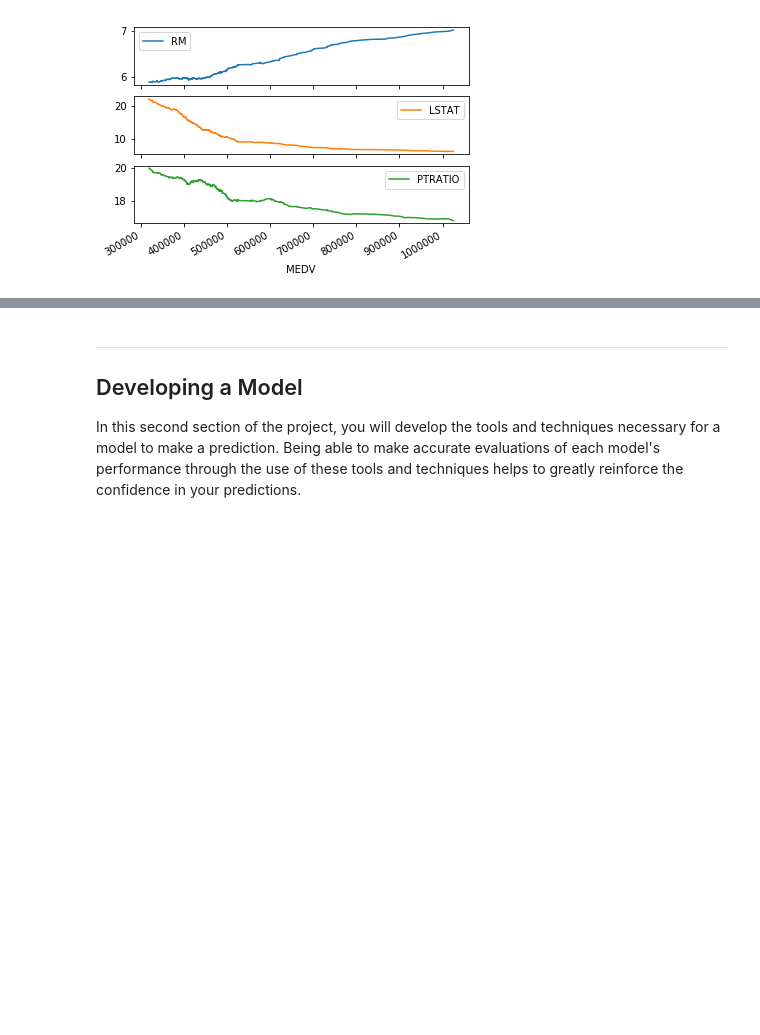
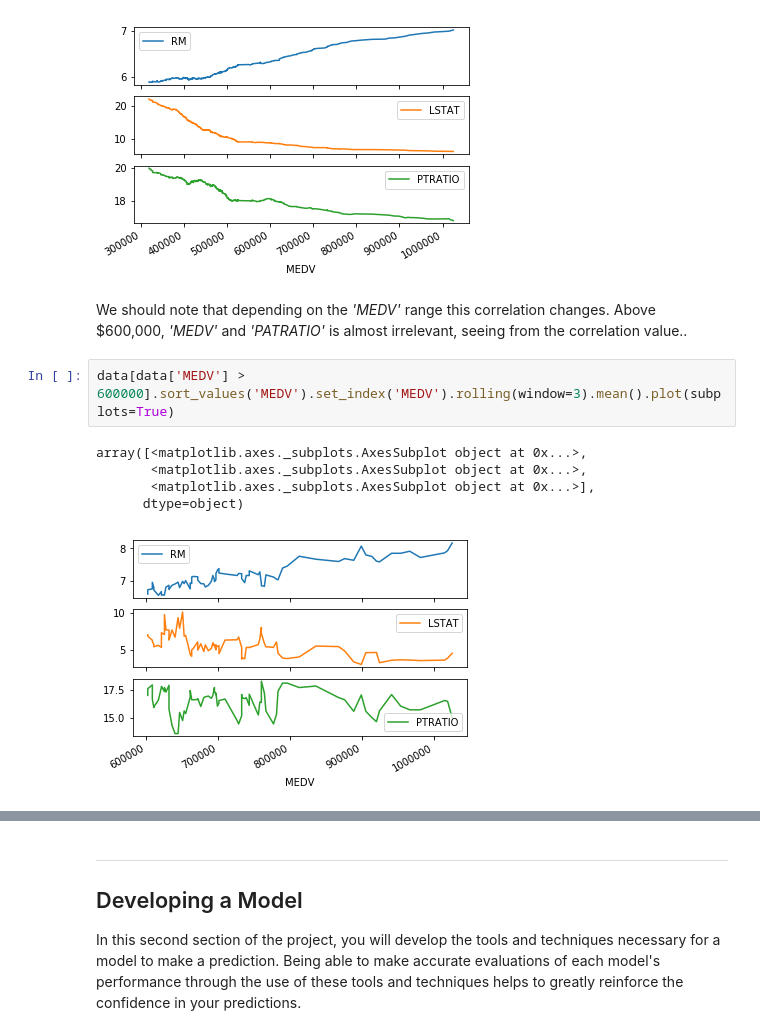
Before and after one commit to HajimeK/machine-learning, a Jupyter notebook: projects/boston_housing/boston_housing.ipynb, the cells around one changed output, grey strips where cells are left out. Drawn from its saved outputs; the diff is of its cells as text; blank space fills up the shorter version.

```diff
--- a/projects/boston_housing/boston_housing.ipynb
+++ b/projects/boston_housing/boston_housing.ipynb
@@ -150,3 +156,14 @@ array([<matplotlib.axes._subplots.AxesSubplot object at 0x...>,
        <matplotlib.axes._subplots.AxesSubplot object at 0x...>],
       dtype=object)
 [figure]
+# %% [markdown]
+We should note that depending on the *'MEDV'* range this correlation changes.
+Above $600,000, *'MEDV'* and *'PATRATIO'* is almost irrelevant, seeing from the correlation value..
+# %%
+data[data['MEDV'] > 600000].sort_values('MEDV').set_index('MEDV').rolling(window=3).mean().plot(subplots=True)
+# %% [output]
+array([<matplotlib.axes._subplots.AxesSubplot object at 0x...>,
+       <matplotlib.axes._subplots.AxesSubplot object at 0x...>,
+       <matplotlib.axes._subplots.AxesSubplot object at 0x...>],
+      dtype=object)
+[figure, added]
```
Also changed, not shown: parts of 26 cells of this notebook, 1 other file.
